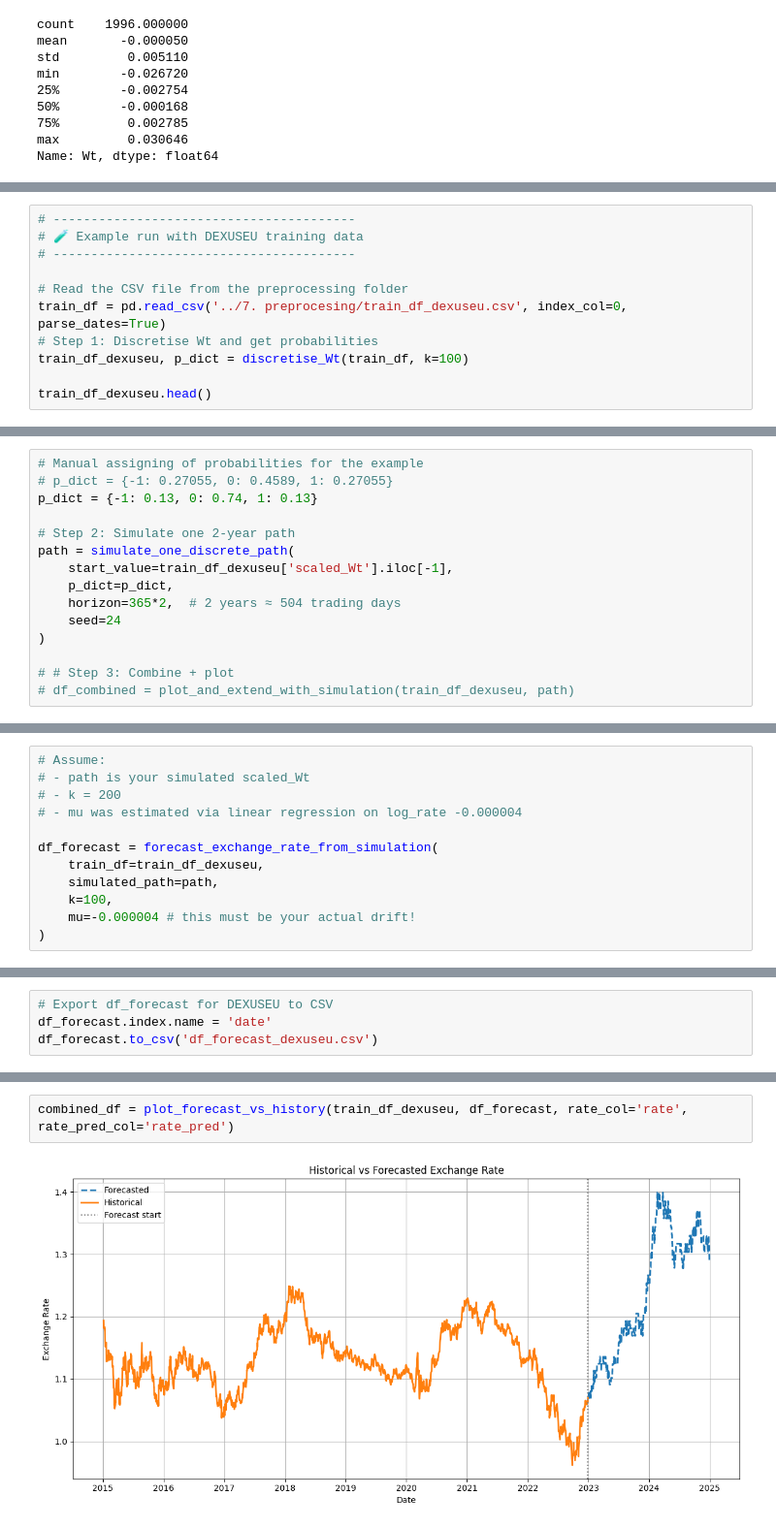
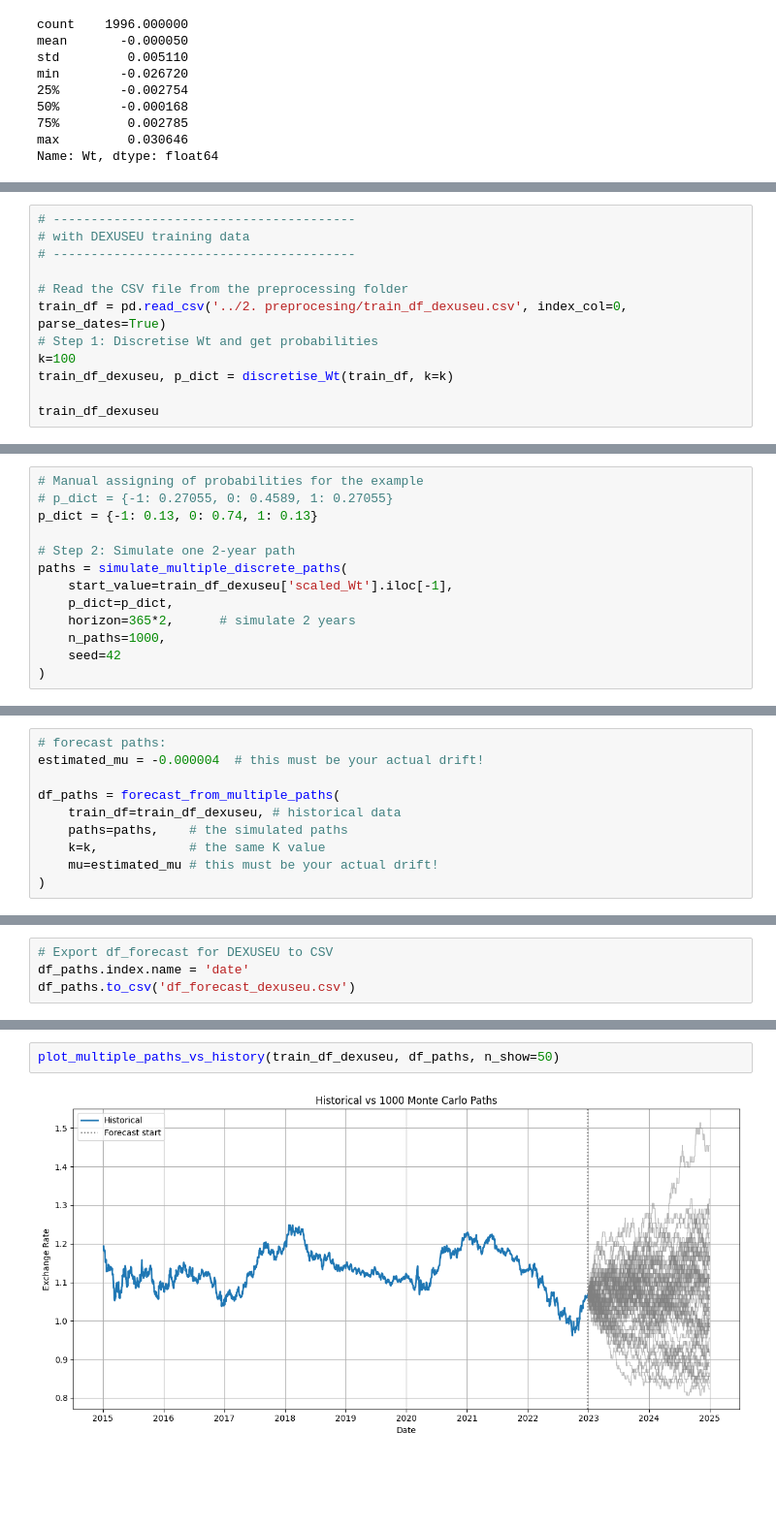
Before and after one commit to kenjihilasak/exchange-rate-forecasting, a Jupyter notebook: 3. modelling/modelling.ipynb, the cells around one changed output, grey strips where cells are left out. Shown at 97% size. Cells and saved outputs as stored; diff of their text form; blank space fills up the shorter version.

Commit message:
rw model multiple paths

```diff
--- a/3. modelling/modelling.ipynb
+++ b/3. modelling/modelling.ipynb
@@ -182,14 +59,15 @@ def plot_and_extend_with_simulation(train_df, simulated_path, wt_col='scaled_Wt'
 # %%
 # ----------------------------------------
-# 🧪 Example run with DEXUSEU training data
+# with DEXUSEU training data
 # ----------------------------------------
 
 # Read the CSV file from the preprocessing folder
-train_df = pd.read_csv('../7. preprocesing/train_df_dexuseu.csv', index_col=0, parse_dates=True)
+train_df = pd.read_csv('../2. preprocesing/train_df_dexuseu.csv', index_col=0, parse_dates=True)
 # Step 1: Discretise Wt and get probabilities
-train_df_dexuseu, p_dict = discretise_Wt(train_df, k=100)
+k=100
+train_df_dexuseu, p_dict = discretise_Wt(train_df, k=k)
 
-train_df_dexuseu.head()
+train_df_dexuseu
 # %% [output]
 Empirical probabilities:
 P(-1) = 0.1363, P(0) = 0.7355, P(+1) = 0.1283
@@ -207,12 +92,10 @@ P(-1) = 0.1363, P(0) = 0.7355, P(+1) = 0.1283
 p_dict = {-1: 0.13, 0: 0.74, 1: 0.13}
 
 # Step 2: Simulate one 2-year path
-path = simulate_one_discrete_path(
+paths = simulate_multiple_discrete_paths(
     start_value=train_df_dexuseu['scaled_Wt'].iloc[-1],
     p_dict=p_dict,
-    horizon=365*2,  # 2 years ≈ 504 trading days
-    seed=24
+    horizon=365*2,      # simulate 2 years
+    n_paths=1000,
+    seed=42
 )
-
-# # Step 3: Combine + plot
-# df_combined = plot_and_extend_with_simulation(train_df_dexuseu, path)
@@ -250,13 +102,11 @@ def forecast_exchange_rate_from_simulation(train_df, simulated_path, k, mu, log_
 # %%
-# Assume:
-# - path is your simulated scaled_Wt
-# - k = 200
-# - mu was estimated via linear regression on log_rate -0.000004
+# forecast paths:
+estimated_mu = -0.000004  # this must be your actual drift!
 
-df_forecast = forecast_exchange_rate_from_simulation(
-    train_df=train_df_dexuseu,
-    simulated_path=path,
-    k=100,
-    mu=-0.000004 # this must be your actual drift!
+df_paths = forecast_from_multiple_paths(
+    train_df=train_df_dexuseu, # historical data
+    paths=paths,    # the simulated paths
+    k=k,            # the same K value
+    mu=estimated_mu # this must be your actual drift!
 )
 # %%
@@ -278,4 +128,4 @@ df_forecast
 # %%
 # Export df_forecast for DEXUSEU to CSV
-df_forecast.index.name = 'date'
-df_forecast.to_csv('df_forecast_dexuseu.csv')
+df_paths.index.name = 'date'
+df_paths.to_csv('df_forecast_dexuseu.csv')
@@ -324,4 +132,4 @@ def plot_forecast_vs_history(train_df, df_forecast, rate_col='rate', rate_pred_c
 # %%
-combined_df = plot_forecast_vs_history(train_df_dexuseu, df_forecast, rate_col='rate', rate_pred_col='rate_pred')
+plot_multiple_paths_vs_history(train_df_dexuseu, df_paths, n_show=50)
 # %% [output]
-[figure, old version]
+[figure, new version]
```
Also changed, not shown: parts of 44 cells of this notebook, 6 other files.
